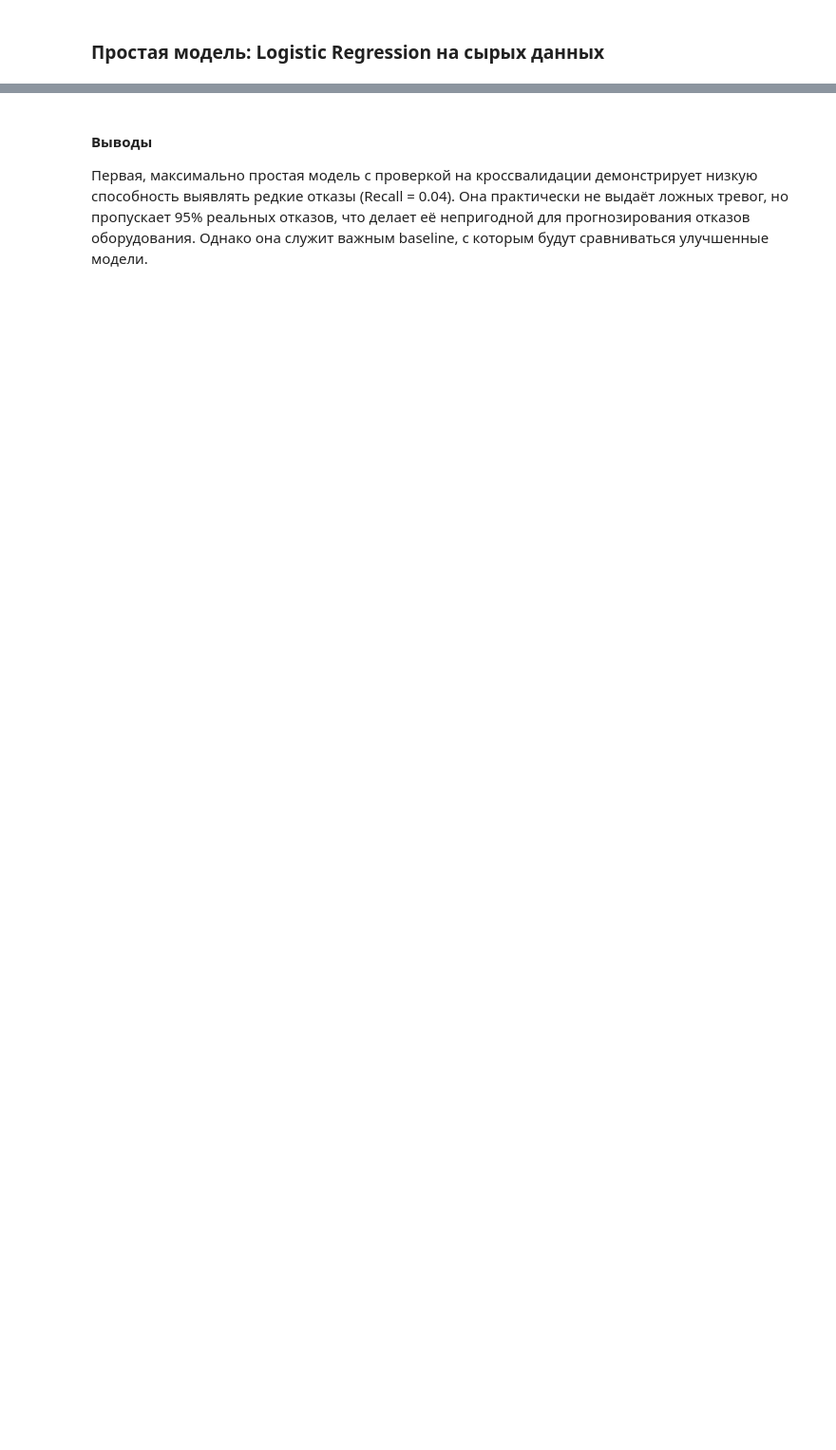
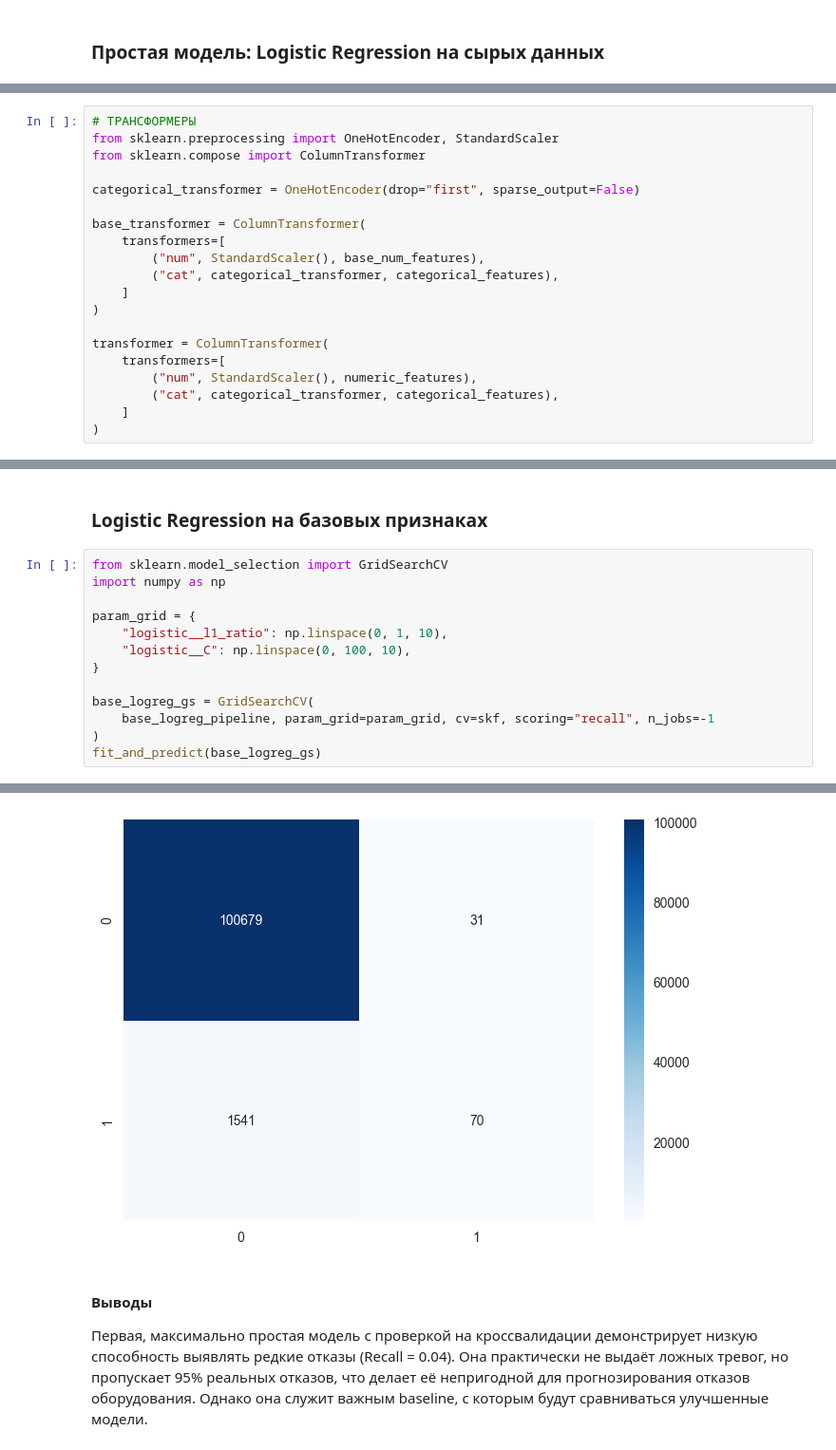
Before and after one commit to aleksandr-novikov/equipment-failure-prediction, a Jupyter notebook: solution.ipynb, the cells around one changed output, grey strips where cells are left out. Shown at 95% size. Cells and saved outputs as stored; diff of their text form; blank space fills up the shorter version.

```diff
--- a/solution.ipynb
+++ b/solution.ipynb
@@ -1160,0 +1149,20 @@ weighted avg       0.98      0.98      0.98    102321
+# %%
+# ТРАНСФОРМЕРЫ
+from sklearn.preprocessing import OneHotEncoder, StandardScaler
+from sklearn.compose import ColumnTransformer
+
+categorical_transformer = OneHotEncoder(drop="first", sparse_output=False)
+
+base_transformer = ColumnTransformer(
+    transformers=[
+        ("num", StandardScaler(), base_num_features),
+        ("cat", categorical_transformer, categorical_features),
+    ]
+)
+
+transformer = ColumnTransformer(
+    transformers=[
+        ("num", StandardScaler(), numeric_features),
+        ("cat", categorical_transformer, categorical_features),
+    ]
+)
@@ -1160,0 +1223,16 @@ weighted avg       0.98      0.98      0.98    102321
+# %% [markdown]
+### Logistic Regression на базовых признаках
+# %%
+from sklearn.model_selection import GridSearchCV
+import numpy as np
+
+param_grid = {
+    "logistic__l1_ratio": np.linspace(0, 1, 10),
+    "logistic__C": np.linspace(0, 100, 10),
+}
+
+base_logreg_gs = GridSearchCV(
+    base_logreg_pipeline, param_grid=param_grid, cv=skf, scoring="recall", n_jobs=-1
+)
+fit_and_predict(base_logreg_gs)
+# %% [output]
@@ -1161,3 +1249,4 @@ weighted avg       0.98      0.98      0.98    102321
+[figure, added]
 # %% [markdown]
 #### Выводы
 
```
Also changed, not shown: parts of 57 cells of this notebook, 1 other file.
